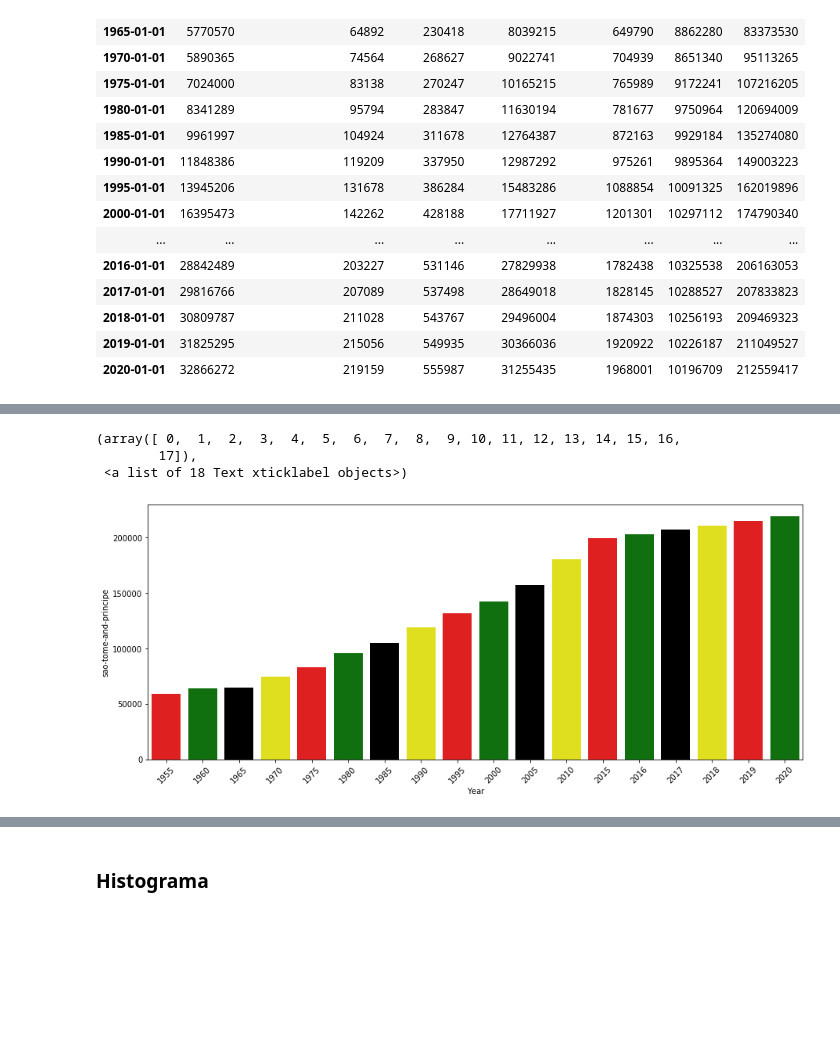
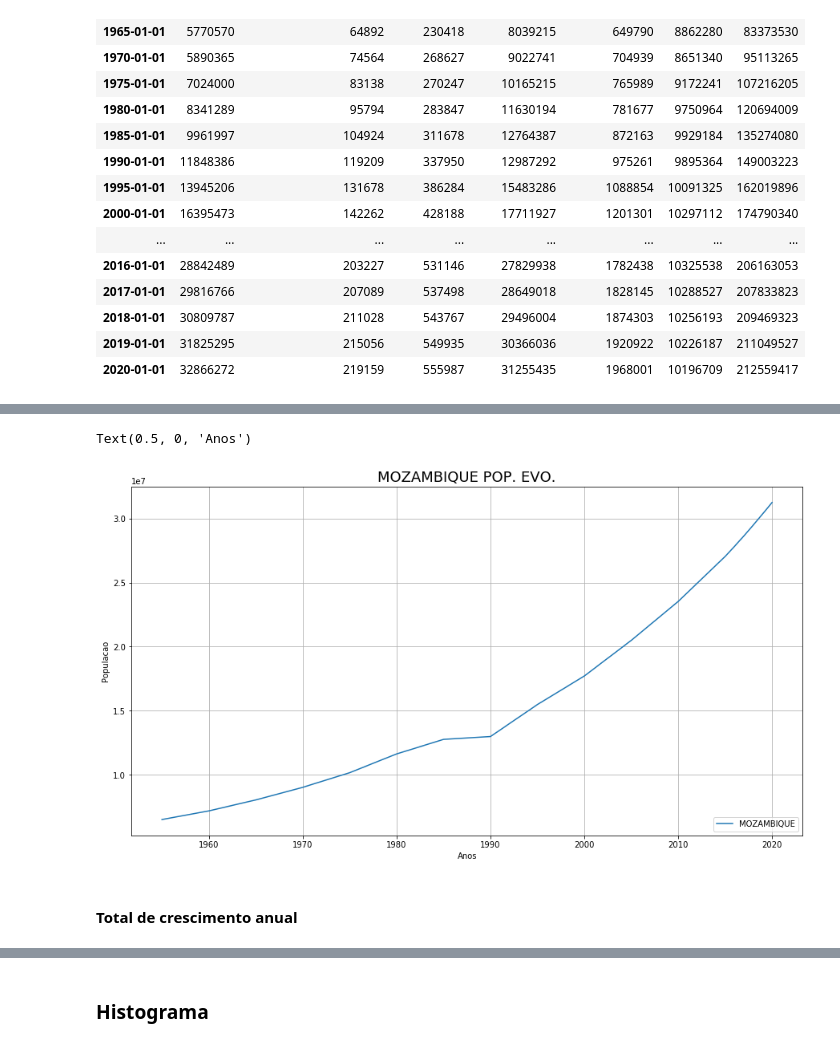
Before and after one commit to LeideSoares/machine_learning_portuguese_tutorial, a Jupyter notebook: a2_libraries/a3_matplotlib_seaborn_visualizacao.ipynb, the cells around one changed output, grey strips where cells are left out. Drawn from its saved outputs; the diff is of its cells as text; code cells hidden in the pictures; blank space fills up the shorter version.

```diff
--- a/a2_libraries/a3_matplotlib_seaborn_visualizacao.ipynb
+++ b/a2_libraries/a3_matplotlib_seaborn_visualizacao.ipynb
@@ -143,10 +102,15 @@ evop_cplp.plot(figsize = (15, 6))
-# %%
-plt.figure(figsize = (15, 6))
-sns.barplot(x = evop_cplp.index.year, y = evop_cplp['sao-tome-and-principe'], palette = ['red', 'green', 'black', 'yellow'])
-plt.xticks(rotation = 45)
-# %% [output]
-(array([ 0,  1,  2,  3,  4,  5,  6,  7,  8,  9, 10, 11, 12, 13, 14, 15, 16,
-        17]),
- <a list of 18 Text xticklabel objects>)
-[figure, removed]
+# %%
+plt.figure(figsize = (15, 8))
+plt.plot(evop_cplp['mozambique'])
+
+plt.title('MOZAMBIQUE POP. EVO.', fontsize = 18)
+plt.grid()
+plt.legend(['MOZAMBIQUE'], loc = 4)
+plt.ylabel('Populacao')
+plt.xlabel('Anos')
+# %% [output]
+Text(0.5, 0, 'Anos')
+[figure, added]
+# %% [markdown]
+#### Total de crescimento anual
 # %%
```
Also changed, not shown: parts of 44 cells of this notebook, 7 other files.
